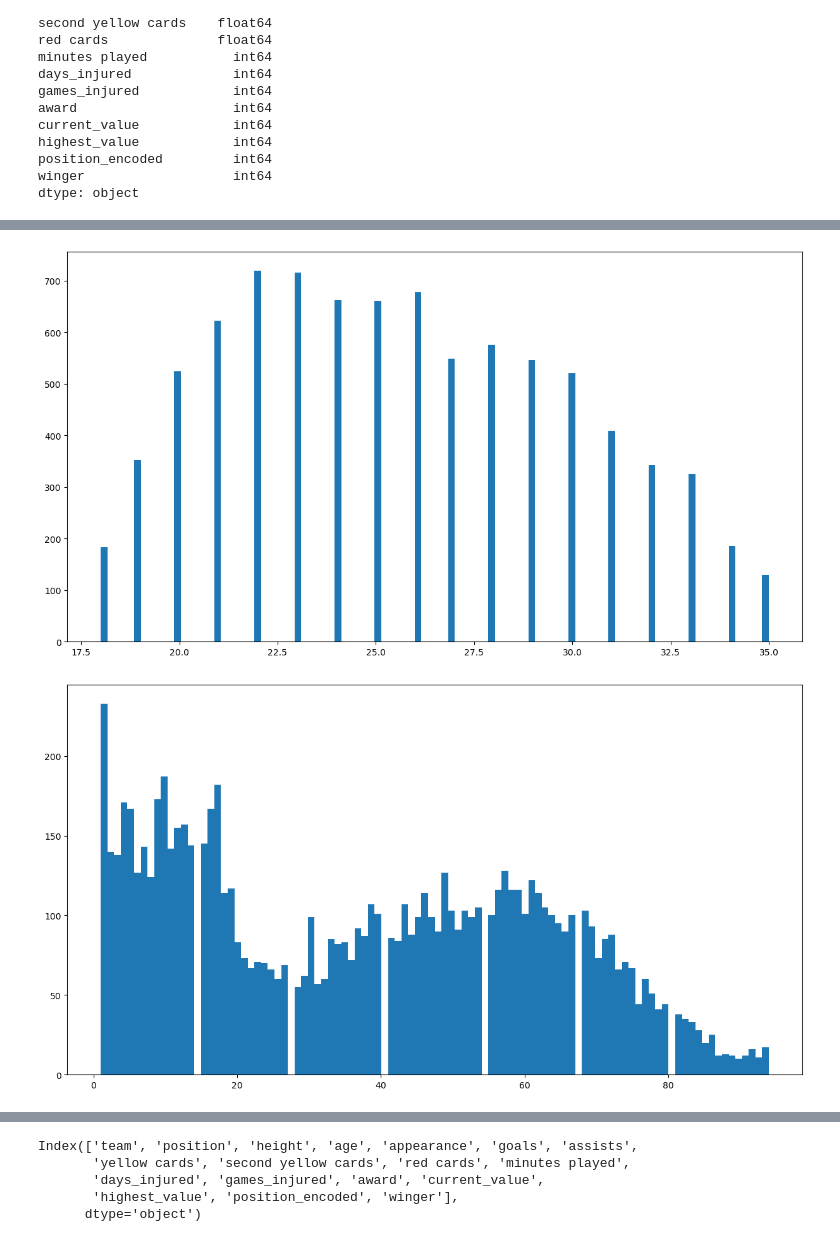
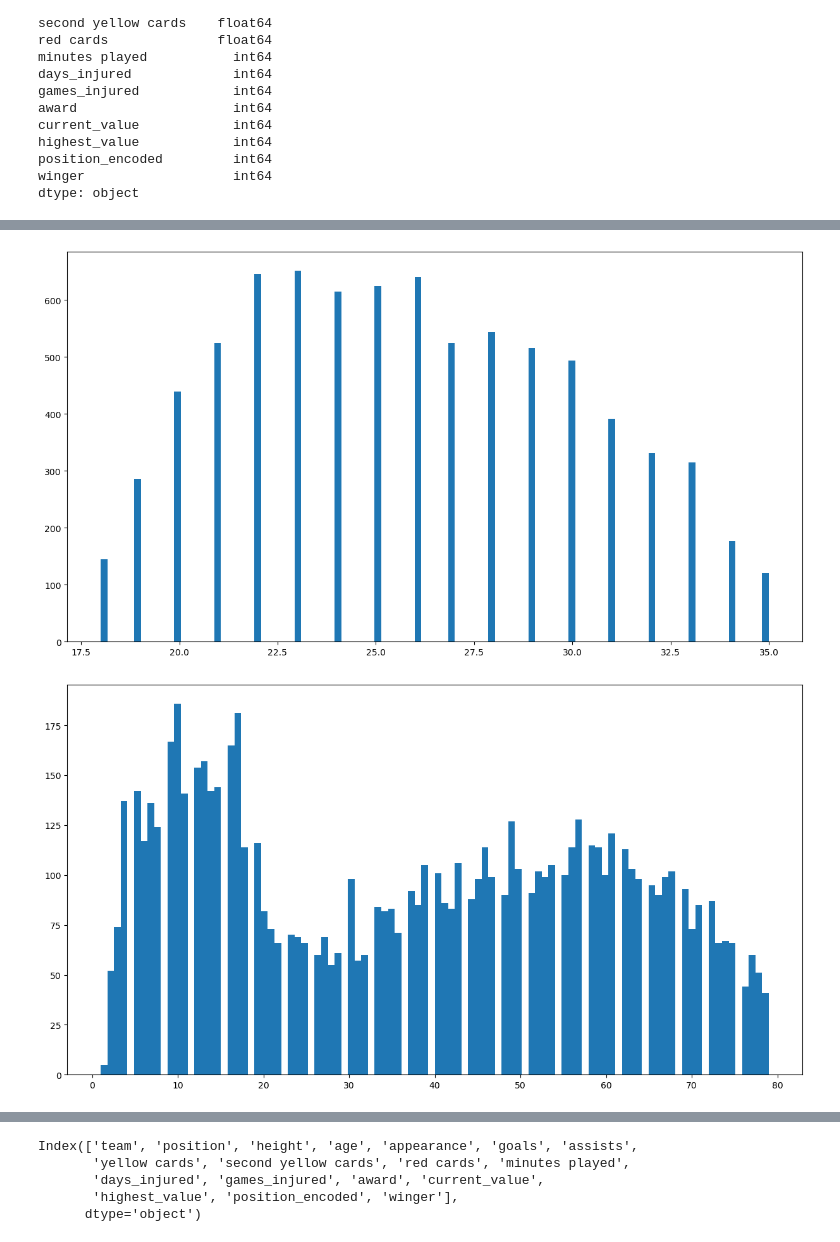
Before and after one commit to arwaalkhathlan/Football-EDA-ML-Usecase-7, a Jupyter notebook: EDA explain template.ipynb, the cells around one changed output, grey strips where cells are left out. Drawn from its saved outputs; the diff is of its cells as text; code cells hidden in the pictures.

```diff
--- a/EDA explain template.ipynb
+++ b/EDA explain template.ipynb
@@ -175,7 +175,7 @@ numeric_features = [
  'winger']
 # %%
 df = df[df['current_value']>2000]
-df = df[df['current_value']<=35000000]
+df = df[df['current_value']<=28000000]
 plt.figure(figsize=(15,8))
 
 plt.hist(df['current_value'], bins=100);
@@ -183,0 +184,6 @@ plt.hist(df['current_value'], bins=100);
+# %%
+df = df[df['minutes played']>=100]
+df = df[df['minutes played']<=8000]
+plt.figure(figsize=(15,8))
+
+plt.hist(df['minutes played'], bins=100);
@@ -183,0 +192,6 @@ plt.hist(df['current_value'], bins=100);
+# %%
+df = df[df['height']>=164]
+df = df[df['height']<=200]
+plt.figure(figsize=(15,8))
+
+plt.hist(df['height'], bins=100);
@@ -196,16 +212,16 @@ plt.figure(figsize=(15,8))
 
 plt.hist(df['age'], bins=100);
 # %% [output]
-[figure, old version]
+[figure, new version]
 # %%
 df= df[df['appearance']>0]
-df= df[df['appearance']<95]
+df= df[df['appearance']<80]
 
 plt.figure(figsize=(15,8))
 
 plt.hist(df['appearance'], bins=100);
 # %% [output]
-[figure, old version]
+[figure, new version]
 # %%
 df = df[df['award']<=8]
 plt.figure(figsize=(15,8))
```
Also changed, not shown: parts of 28 cells of this notebook, 1 other file.
